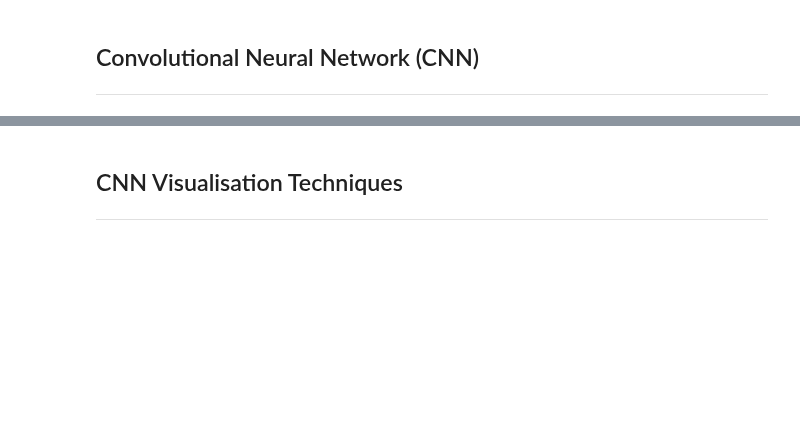
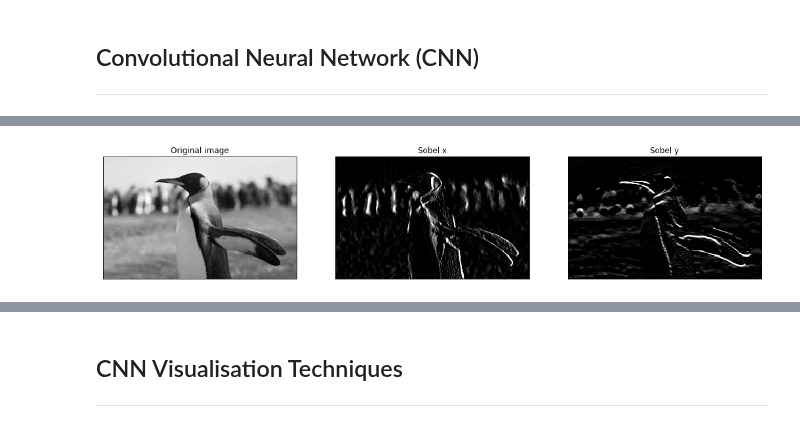
Before and after one commit to MisaOgura/flashtorch, a Jupyter notebook: presentations/hopperx1.ipynb, the cells around one changed output, grey strips where cells are left out. Saved outputs shown, nothing was run; the diff lists cells and outputs as text; code cells hidden in the pictures; blank space fills up the shorter version.

```diff
--- a/presentations/hopperx1.ipynb
+++ b/presentations/hopperx1.ipynb
@@ -67,0 +80,36 @@ Modify the path to this notebook depending on where you're lauching it from.
+# %%
+import cv2
+import numpy as np
+
+import matplotlib.pyplot as plt
+import matplotlib.image as mpimg
+
+%matplotlib inline
+
+image = mpimg.imread('../examples/images/king_penguin_01.jpg')
+image = cv2.cvtColor(image, cv2.COLOR_RGB2GRAY)
+# %%
+sobel_x = np.array([[ -1, 0, 1],
+                    [ -2, 0, 2],
+                    [ -1, 0, 1]])
+
+sobel_y = np.array([[ -1, -2, -1],
+                    [ 0, 0, 0],
+                    [ 1, 2, 1]])
+
+fig = plt.figure(figsize=(18, 6))
+
+ax = fig.add_subplot(1, 3, 1, xticks=[], yticks=[])
+ax.imshow(image, cmap='gray')
+ax.set_title('Original image')
+
+kernels = {'Sobel x': sobel_x, 'Sobel y': sobel_y}
+
+for i, (title, kernel) in enumerate(kernels.items()):
+    filtered_img = cv2.filter2D(image, -1, kernel)
+
+    ax = fig.add_subplot(1, 3, i+2, xticks=[], yticks=[])
+    ax.imshow(filtered_img, cmap='gray')
+    ax.set_title(title)
+# %% [output]
+[figure, added]
```
Also changed, not shown: parts of 9 cells of this notebook, 7 other files.
